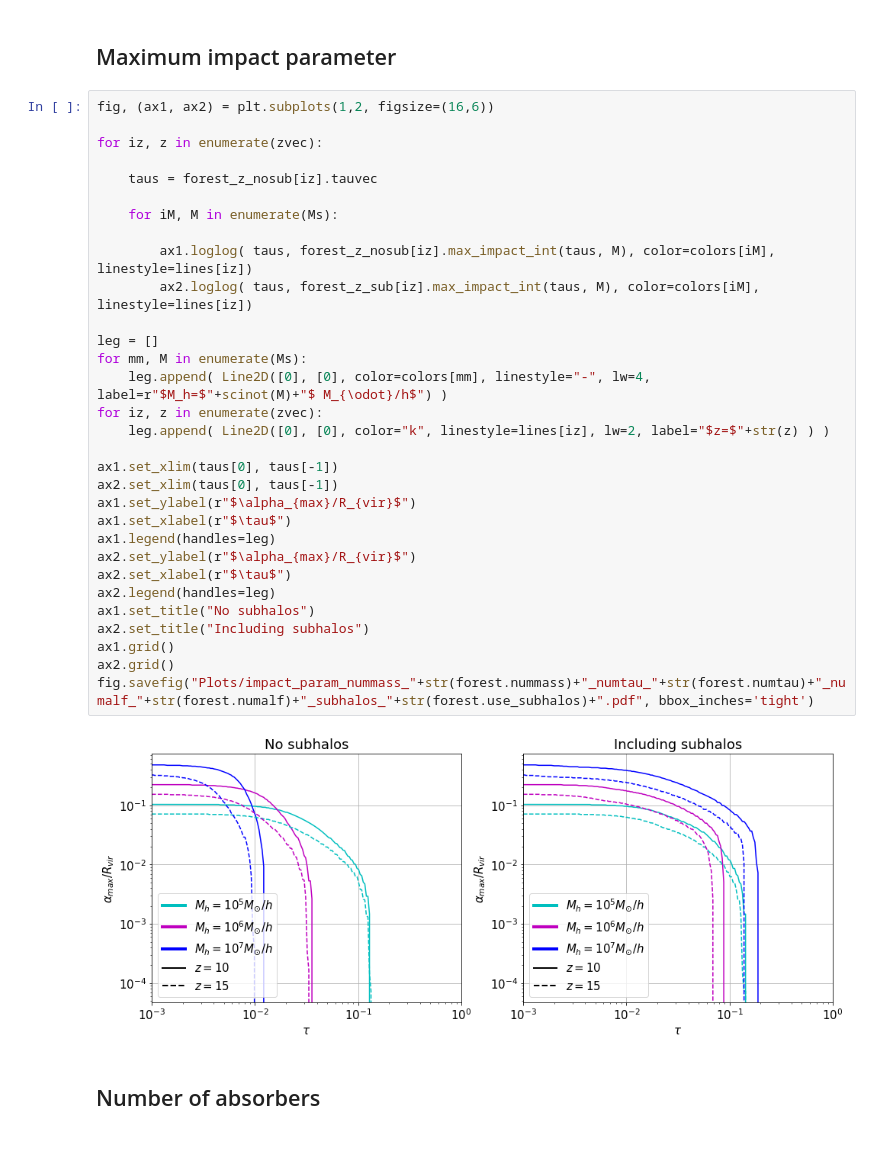
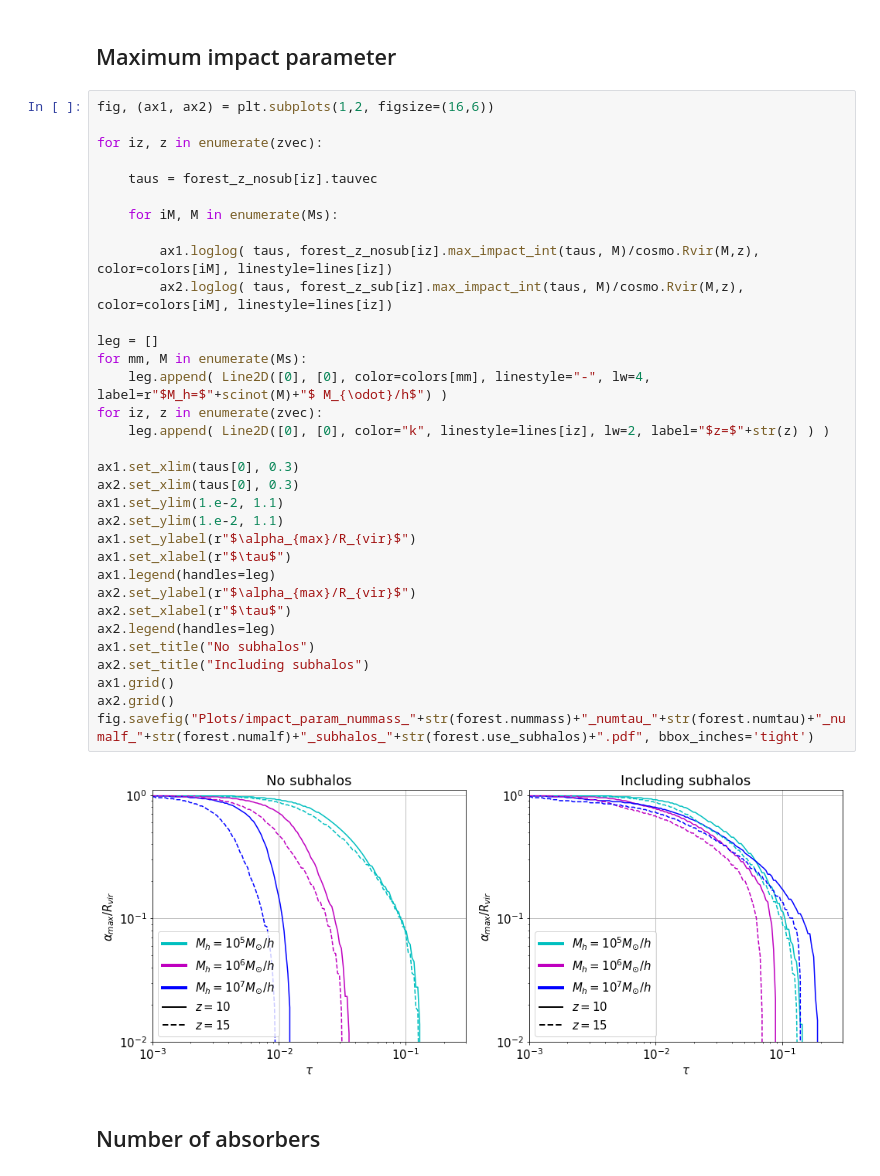
Before and after one commit to PabloVD/HAYASHI, a Jupyter notebook: absorbers_example.ipynb, the cells around one changed output. Drawn from its saved outputs; the diff is of its cells as text; blank space fills up the shorter version.

Commit message:
absorbers_example.ipynb bug plot corrected

```diff
--- a/absorbers_example.ipynb
+++ b/absorbers_example.ipynb
@@ -90,36 +92,38 @@ fig.savefig("Plots/optical_depth_subhalos_"+str(forest.use_subhalos)+".pdf", bbo
 # %%
 fig, (ax1, ax2) = plt.subplots(1,2, figsize=(16,6))
 
 for iz, z in enumerate(zvec):
 
     taus = forest_z_nosub[iz].tauvec
 
     for iM, M in enumerate(Ms):
 
-        ax1.loglog( taus, forest_z_nosub[iz].max_impact_int(taus, M), color=colors[iM], linestyle=lines[iz])
-        ax2.loglog( taus, forest_z_sub[iz].max_impact_int(taus, M), color=colors[iM], linestyle=lines[iz])
+        ax1.loglog( taus, forest_z_nosub[iz].max_impact_int(taus, M)/cosmo.Rvir(M,z), color=colors[iM], linestyle=lines[iz])
+        ax2.loglog( taus, forest_z_sub[iz].max_impact_int(taus, M)/cosmo.Rvir(M,z), color=colors[iM], linestyle=lines[iz])
 
 leg = []
 for mm, M in enumerate(Ms):
     leg.append( Line2D([0], [0], color=colors[mm], linestyle="-", lw=4, label=r"$M_h=$"+scinot(M)+"$ M_{\odot}/h$") )
 for iz, z in enumerate(zvec):
     leg.append( Line2D([0], [0], color="k", linestyle=lines[iz], lw=2, label="$z=$"+str(z) ) )
 
-ax1.set_xlim(taus[0], taus[-1])
-ax2.set_xlim(taus[0], taus[-1])
+ax1.set_xlim(taus[0], 0.3)
+ax2.set_xlim(taus[0], 0.3)
+ax1.set_ylim(1.e-2, 1.1)
+ax2.set_ylim(1.e-2, 1.1)
 ax1.set_ylabel(r"$\alpha_{max}/R_{vir}$")
 ax1.set_xlabel(r"$\tau$")
 ax1.legend(handles=leg)
 ax2.set_ylabel(r"$\alpha_{max}/R_{vir}$")
 ax2.set_xlabel(r"$\tau$")
 ax2.legend(handles=leg)
 ax1.set_title("No subhalos")
 ax2.set_title("Including subhalos")
 ax1.grid()
 ax2.grid()
 fig.savefig("Plots/impact_param_nummass_"+str(forest.nummass)+"_numtau_"+str(forest.numtau)+"_numalf_"+str(forest.numalf)+"_subhalos_"+str(forest.use_subhalos)+".pdf", bbox_inches='tight')
 # %% [output]
-[figure, old version]
+[figure, new version]
 # %% [markdown]
 ## Number of absorbers
 # %%
```
Also changed, not shown: parts of 1 cell of this notebook, 2 other files.
